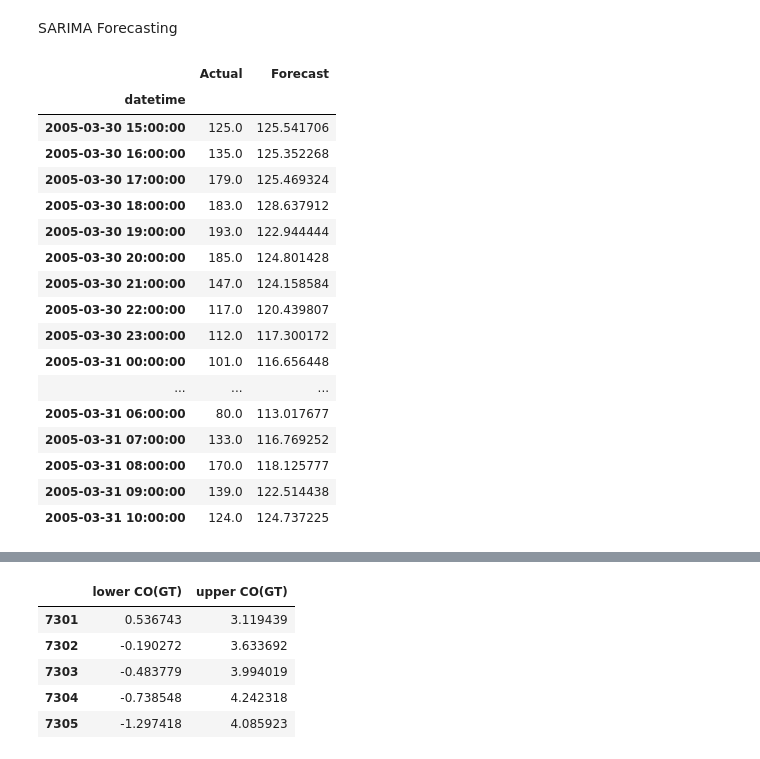
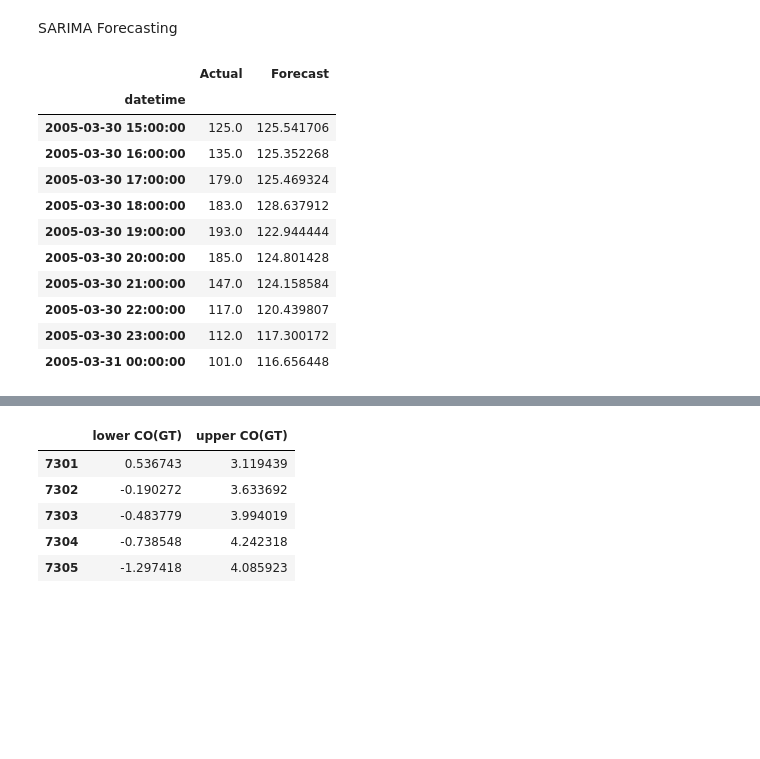
Before and after one commit to avimallik/co_and_no2_time_series_forecasting, a Jupyter notebook: co_and_no2_time_series_forecasting.ipynb, the cells around one changed output, grey strips where cells are left out. Drawn from its saved outputs; the diff is of its cells as text; code cells hidden in the pictures; blank space fills up the shorter version.

```diff
--- a/co_and_no2_time_series_forecasting.ipynb
+++ b/co_and_no2_time_series_forecasting.ipynb
@@ -733,7 +688,7 @@ y_train_uni_no2 = obj.uniSize(y_of_no2_uni)['uni_train_s']
 obj_no2_sarima_model = ModelSARIMA()
 no2_result = obj_no2_sarima_model.model_sarima(y_train_uni_no2,
                                                0, 1, 1,
-                                               1, 0, 1, 24).fit(disp=False)
+                                               0, 0, 1, 24).fit(disp=False)
 print(no2_result.summary())
 # %% [output]
                                      SARIMAX Results
@@ -776,28 +731,22 @@ class TimeSeriesForecaster:
 # %%
 test_no2 = obj.uniSize(y_of_no2_uni)['uni_test_s']
 
 forecasting = TimeSeriesForecaster()
 df_forecast_no2 = forecasting.run_forecast(test_no2, no2_result, 'NO2')
-df_forecast_no2.head(20)
+df_forecast_no2.head(10)
 # %% [output]
 |  | Actual | Forecast |
 | datetime |  |  |
 | 2005-03-30 15:00:00 | 125.0 | 125.541706 |
 | 2005-03-30 16:00:00 | 135.0 | 125.352268 |
 | 2005-03-30 17:00:00 | 179.0 | 125.469324 |
 | 2005-03-30 18:00:00 | 183.0 | 128.637912 |
 | 2005-03-30 19:00:00 | 193.0 | 122.944444 |
 | 2005-03-30 20:00:00 | 185.0 | 124.801428 |
 | 2005-03-30 21:00:00 | 147.0 | 124.158584 |
 | 2005-03-30 22:00:00 | 117.0 | 120.439807 |
 | 2005-03-30 23:00:00 | 112.0 | 117.300172 |
 | 2005-03-31 00:00:00 | 101.0 | 116.656448 |
-| ... | ... | ... |
-| 2005-03-31 06:00:00 | 80.0 | 113.017677 |
-| 2005-03-31 07:00:00 | 133.0 | 116.769252 |
-| 2005-03-31 08:00:00 | 170.0 | 118.125777 |
-| 2005-03-31 09:00:00 | 139.0 | 122.514438 |
-| 2005-03-31 10:00:00 | 124.0 | 124.737225 |
 # %%
 test_co = obj.uniSize(y_of_co_uni)['uni_test_s']
 df_forecast_co = forecasting.run_forecast(test_co, co_result, 'CO')
```
Also changed, not shown: parts of 28 cells of this notebook, 1 other file.
